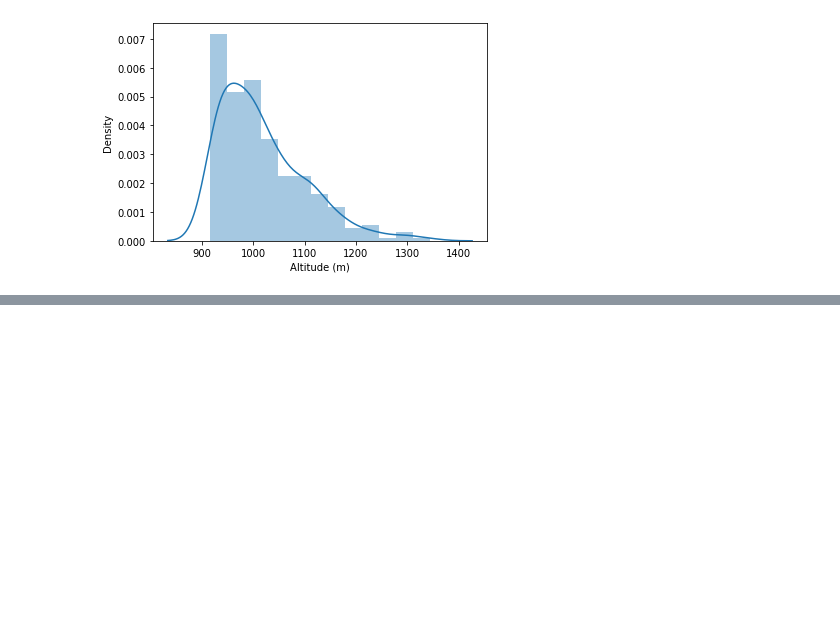
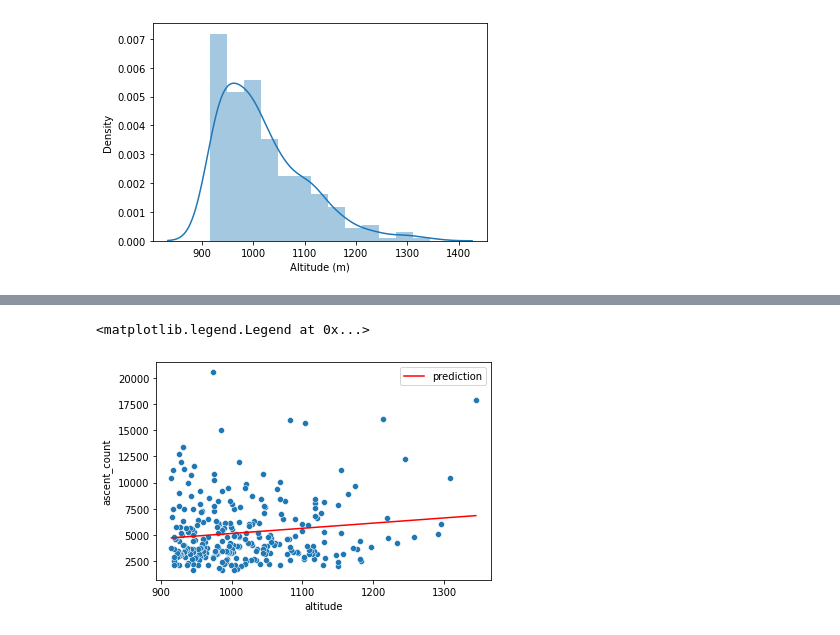
Before and after one commit to filipbalucha/FDS_final_project, a Jupyter notebook: data_analysis.ipynb, the cells around one changed output, grey strips where cells are left out. Saved outputs shown, nothing was run; the diff lists cells and outputs as text; code cells hidden in the pictures; blank space fills up the shorter version.

```diff
--- a/data_analysis.ipynb
+++ b/data_analysis.ipynb
@@ -43,0 +40,9 @@ sns.heatmap(df.corr(), annot=True)
+# %%
+sns.scatterplot(data=df, y='ascent_count', x='altitude')
+y_hat = results.predict(df['altitude'])
+sns.lineplot(df['altitude'], y_hat, color='r', label='prediction')
+plt.legend()
+# clearly a very bad prediction
+# %% [output]
+<matplotlib.legend.Legend at 0x...>
+[figure, added]
```
Also changed, not shown: parts of 23 cells of this notebook.
